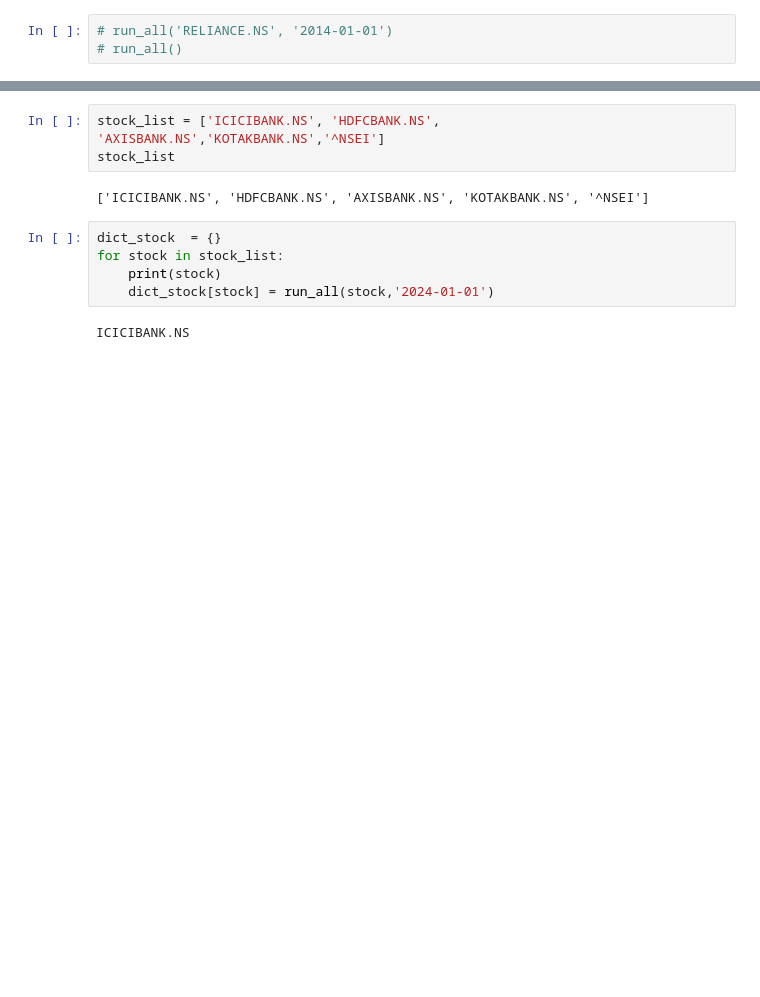
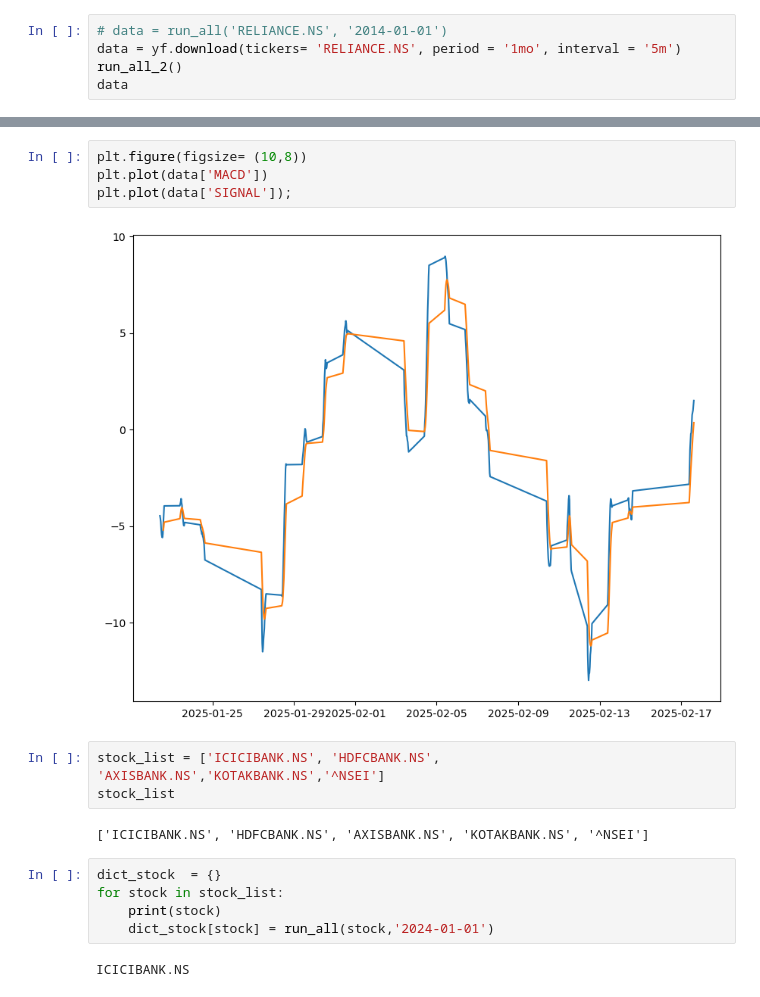
Before and after one commit to isouravsharma/AlgoQuantPi, a Jupyter notebook: Quant/Testing.ipynb, the cells around one changed output, grey strips where cells are left out. Saved outputs shown, nothing was run; the diff lists cells and outputs as text; blank space fills up the shorter version.

Commit message:
Till RSI
RSI - Relative Strength Index
BB - Bollinger Band
MACD - Moving Average convergence and Divergence
ATR = Average True Range

```diff
--- a/Quant/Testing.ipynb
+++ b/Quant/Testing.ipynb
@@ -18,3 +33,5 @@ def run_all(ticker, start_date):
 # %%
-# run_all('RELIANCE.NS', '2014-01-01')
-# run_all()
+# data = run_all('RELIANCE.NS', '2014-01-01')
+data = yf.download(tickers= 'RELIANCE.NS', period = '1mo', interval = '5m')
+run_all_2()
+data
@@ -21,3 +135,9 @@ def run_all(ticker, start_date):
+# %%
+plt.figure(figsize= (10,8))
+plt.plot(data['MACD'])
+plt.plot(data['SIGNAL']);
+# %% [output]
+[figure, added]
 # %%
 stock_list = ['ICICIBANK.NS', 'HDFCBANK.NS', 'AXISBANK.NS','KOTAKBANK.NS','^NSEI']
 stock_list
```
Also changed, not shown: parts of 11 cells of this notebook, 4 other files.
